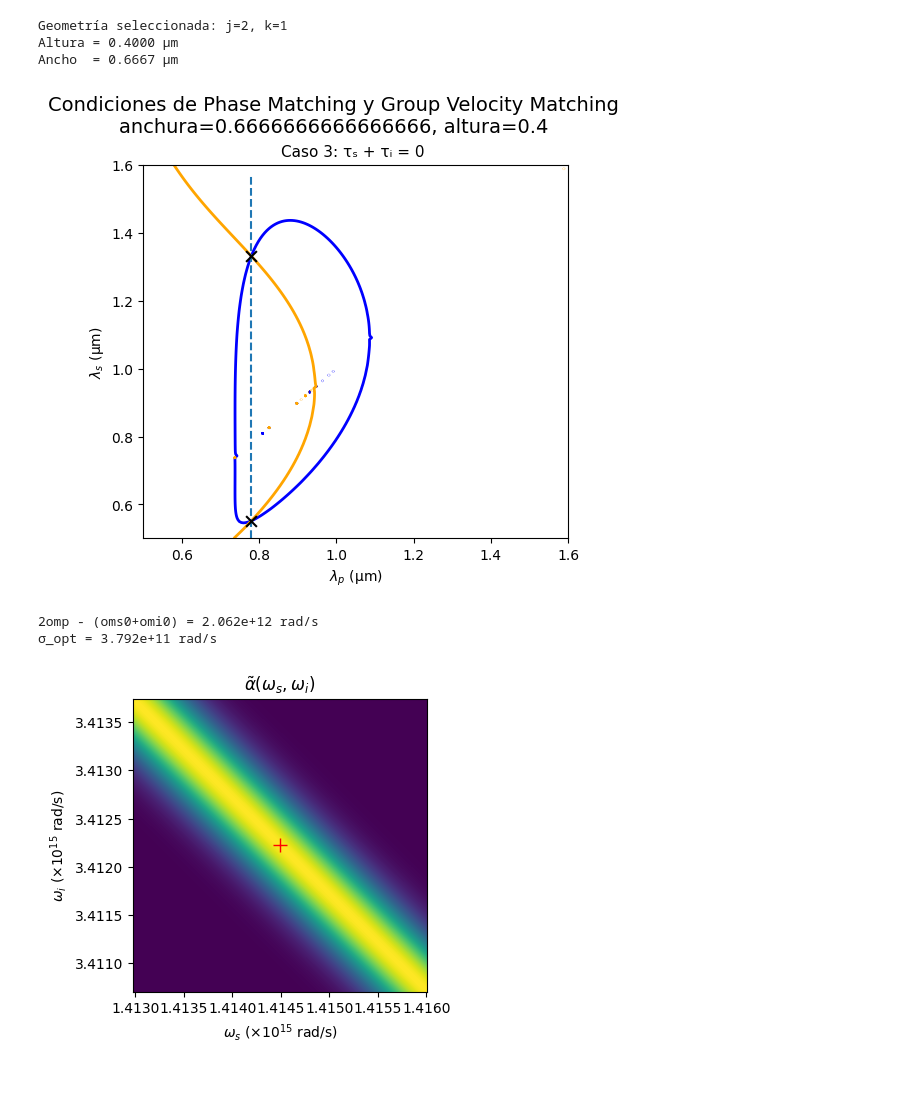
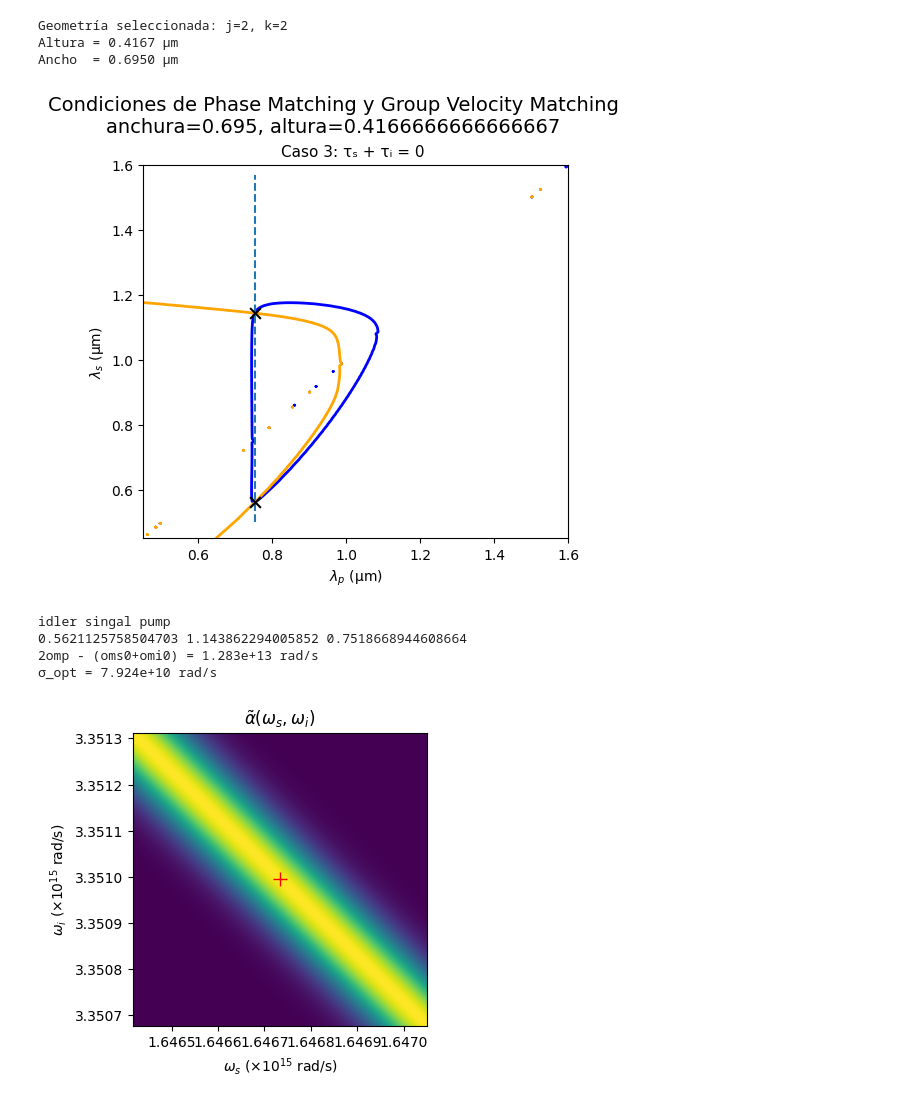
Before and after one commit to DavidFMH1/Reto_Fot-nica, a Jupyter notebook: Reto/Retop.ipynb, the cells around one changed output. Drawn from its saved outputs; the diff is of its cells as text; code cells hidden in the pictures.

```diff
--- a/Reto/Retop.ipynb
+++ b/Reto/Retop.ipynb
@@ -25,7 +25,8 @@ def load_and_normalize(fname):
 # %%
 archivos = [
     "Datos_reto/Datos9.h5",
-    "Datos_reto/Datos11.h5"
+    "Datos_reto/Datos11.h5",
+    "Datos_reto/Datos12.h5"
 ]
 datasets = [load_and_normalize(fname) for fname in archivos]
 
@@ -106,3 +93,17 @@ def k_of_omega(om, p):
     lam_um = (2*np.pi*c / om) * 1e6
     neff = np.polyval(p, lam_um)
     return (2*np.pi/lam_um)*neff * 1e6
+# %%
+#Grafica N_efectivo
+fig1 = plt.figure(figsize=(10,8))
+ax1 = fig1.add_subplot(111, projection='3d')
+p1 = ax1.scatter(df["Alt_Si3N4"], df["Anc_Si3N4"], df["lambda"],
+                 c=df["n_eff"], cmap="viridis", s=10)
+ax1.set_xlabel("Altura (µm)")
+ax1.set_ylabel("Ancho (µm)")
+ax1.set_zlabel("Lambda (µm)")
+fig1.colorbar(p1, ax=ax1, label="n_eff")
+ax1.set_title("n_eff")
+
+
+plt.show()
@@ -109,8 +112,8 @@ def k_of_omega(om, p):
 # %%
 #intento con una geometria aleatoria hacer el grafico de ts = -ti
 
-jpn = 2       #Ancho
-kpn = 1       #Alto
+jpn = 2       #Ancho 2
+kpn = 2       #Alto 1
 
 df_p = df[(df['j']==jpn) & (df['k']==kpn)]
 
@@ -124,9 +127,9 @@ print(f"Geometría seleccionada: j={jpn}, k={kpn}")
 print(f"Altura = {alto:.4f} µm")
 print(f"Ancho  = {ancho:.4f} µm")
 # %% [output]
-Geometría seleccionada: j=2, k=1
-Altura = 0.4000 µm
-Ancho  = 0.6667 µm
+Geometría seleccionada: j=2, k=2
+Altura = 0.4167 µm
+Ancho  = 0.6950 µm
 # %%
 def neffvlambda(df, grado=30):
     if len(df) <= grado:
@@ -142,8 +145,8 @@ def neffvlambda(df, grado=30):
 p = neffvlambda(df_p, pg)           #no tiene unidades
 dp = np.polyder(p)                  #unidades de 1/um
 
-Lamp = np.linspace(0.5, 1.6, 200)
-Lams = np.linspace(0.5, 1.6, 200)
+Lamp = np.linspace(0.45, 1.6, 200)
+Lams = np.linspace(0.45, 1.6, 200)
 LAMP, LAMS = np.meshgrid(Lamp, Lams)
 
 LAMI = 1/((2/LAMP)-(1/LAMS))
@@ -300,14 +303,16 @@ plt.suptitle(f"Condiciones de Phase Matching y Group Velocity Matching\nanchura=
 fontsize=14)
 plt.show()
 # %% [output]
-[figure, old version]
+[figure, new version]
 # %%
 # === Parámetros físicos ===
 Gamma = 0.193             # aproximación sinc -> gauss
-L = 0.1            # longitud del medio [m] (ajusta: p.ej. 0.10 = 10 cm)
+L = 0.5           # longitud del medio [m] (ajusta: p.ej. 0.10 = 10 cm)
 
 # --- Punto de operación (en µm) ya definido por ti ---
 lambda_p_op, lambda_s_op, lambda_i_op = pts2[:,0][0], pts2[:,1][1], pts2[:,1][0]
+print('idler', 'singal', 'pump')
+print(lambda_i_op, lambda_s_op, lambda_p_op)
 
 #lambda_p_opm, lam_s_axism, lambda_i_opm = lambda_p_op*1e6
 
@@ -338,36 +343,38 @@ Ns = 2**10
 omega_s_grid = np.linspace((omega_s0 - mul*sigma_opt), (omega_s0 + mul*sigma_opt), Ns)
 omega_i_grid = np.linspace((omega_i0 - mul*sigma_opt), (omega_i0 + mul*sigma_opt), Ns)
 omS, omI = np.meshgrid(omega_s_grid, omega_i_grid, indexing='xy')
 
 # === Envolvente de bomba acoplada (anti-diagonal): α̃(oms,omi) ===
 # forma estándar: depende de (oms + omi - 2omp)
 alpha_tilde = np.exp(-((omS - omega_s0 + omI - omega_i0)**2)/(2*sigma_opt**2))
 
 # (Opcional) gráfico rápido en λ para que se parezca a tu figura de referencia
 lam_s_axis = (2*np.pi*c/omega_s_grid)*1e6  # µm
 lam_i_axis = (2*np.pi*c/omega_i_grid)*1e6  # µm
 
 # --- Escala para ejes en 10^15 rad/s ---
 scl = 1e-15
 oms_plot = omega_s_grid * scl
 omi_plot = omega_i_grid * scl
 oms0_plot = omega_s0 * scl
 omi0_plot = omega_i0 * scl
 
 plt.figure(figsize=(3.8,3.8))
 plt.imshow(alpha_tilde,
            extent=[oms_plot.min(), oms_plot.max(), omi_plot.min(), omi_plot.max()],
            origin='lower', cmap='viridis', aspect='auto', vmin=0, vmax=1)
 plt.plot([oms0_plot], [omi0_plot], 'r+', ms=10)
 
 plt.xlabel(r'$\omega_s$ ($\times 10^{15}$ rad/s)')
 plt.ylabel(r'$\omega_i$ ($\times 10^{15}$ rad/s)')
 plt.title(r'$\tilde{\alpha}(\omega_s,\omega_i)$')
 plt.show()
 # %% [output]
-2omp - (oms0+omi0) = 2.062e+12 rad/s
-σ_opt = 3.792e+11 rad/s
+idler singal pump
+0.5621125758504703 1.143862294005852 0.7518668944608664
+2omp - (oms0+omi0) = 1.283e+13 rad/s
+σ_opt = 7.924e+10 rad/s
-[figure, old version]
+[figure, new version]
 # %%
 # --- Δk(oms, omi) y término de phase-matching (sinc) ---
 
```
Also changed, not shown: parts of 5 cells of this notebook, 4 other files.
